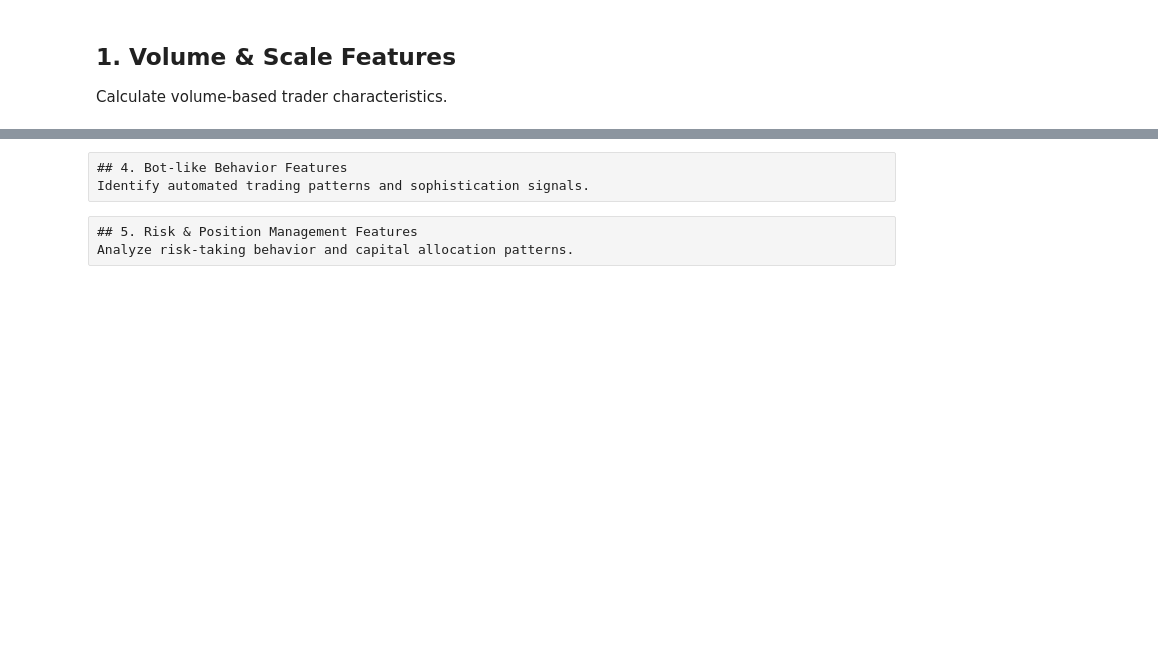
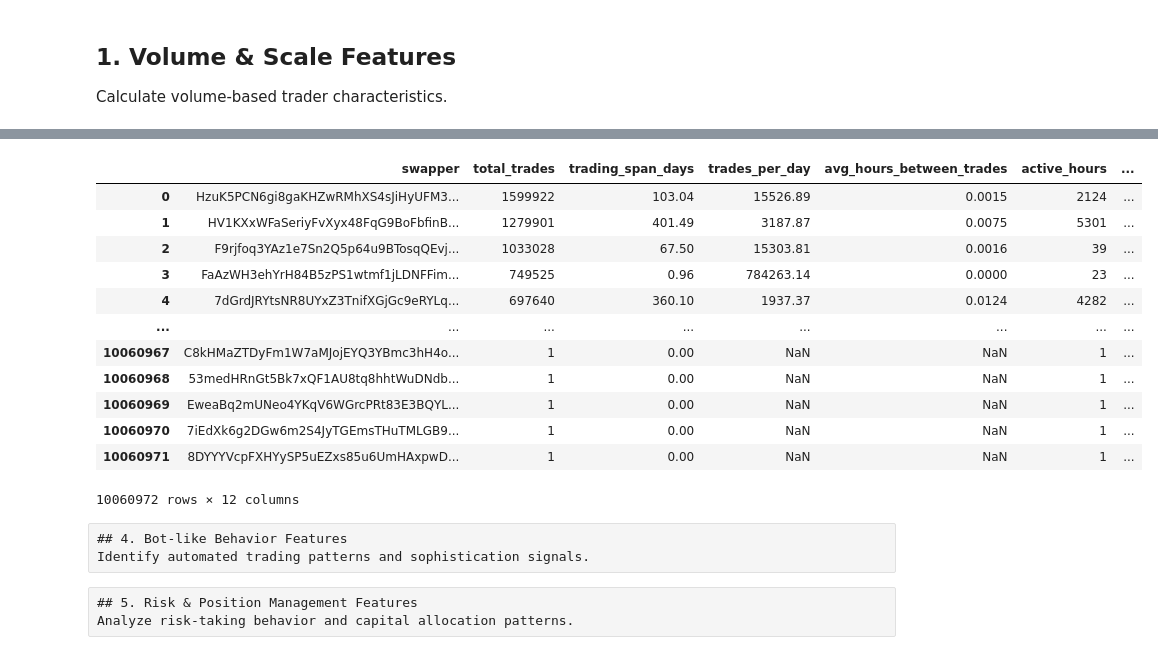
Before and after one commit to noelotpyrc/trading_eda, a Jupyter notebook: solana/02_trader_profiling_features.ipynb, the cells around one changed output, grey strips where cells are left out. Saved outputs shown, nothing was run; the diff lists cells and outputs as text; code cells hidden in the pictures; blank space fills up the shorter version.

```diff
--- a/solana/02_trader_profiling_features.ipynb
+++ b/solana/02_trader_profiling_features.ipynb
@@ -432,3 +516,19 @@ else:
+# %%
+timing_features
+# %% [output]
+|  | swapper | total_trades | trading_span_days | trades_per_day | avg_hours_between_trades | active_hours | ... |
+| 0 | HzuK5PCN6gi8gaKHZwRMhXS4sJiHyUFM3... | 1599922 | 103.04 | 15526.89 | 0.0015 | 2124 | ... |
+| 1 | HV1KXxWFaSeriyFvXyx48FqG9BoFbfinB... | 1279901 | 401.49 | 3187.87 | 0.0075 | 5301 | ... |
+| 2 | F9rjfoq3YAz1e7Sn2Q5p64u9BTosqQEvj... | 1033028 | 67.50 | 15303.81 | 0.0016 | 39 | ... |
+| 3 | FaAzWH3ehYrH84B5zPS1wtmf1jLDNFFim... | 749525 | 0.96 | 784263.14 | 0.0000 | 23 | ... |
+| 4 | 7dGrdJRYtsNR8UYxZ3TnifXGjGc9eRYLq... | 697640 | 360.10 | 1937.37 | 0.0124 | 4282 | ... |
+| ... | ... | ... | ... | ... | ... | ... | ... |
+| 10060967 | C8kHMaZTDyFm1W7aMJojEYQ3YBmc3hH4o... | 1 | 0.00 | NaN | NaN | 1 | ... |
+| 10060968 | 53medHRnGt5Bk7xQF1AU8tq8hhtWuDNdb... | 1 | 0.00 | NaN | NaN | 1 | ... |
+| 10060969 | EweaBq2mUNeo4YKqV6WGrcPRt83E3BQYL... | 1 | 0.00 | NaN | NaN | 1 | ... |
+| 10060970 | 7iEdXk6g2DGw6m2S4JyTGEmsTHuTMLGB9... | 1 | 0.00 | NaN | NaN | 1 | ... |
+| 10060971 | 8DYYYVcpFXHYySP5uEZxs85u6UmHAxpwD... | 1 | 0.00 | NaN | NaN | 1 | ... |
+10060972 rows × 12 columns
 # %% [raw]
 ## 4. Bot-like Behavior Features
 Identify automated trading patterns and sophistication signals.
```
Also changed, not shown: parts of 9 cells of this notebook.
